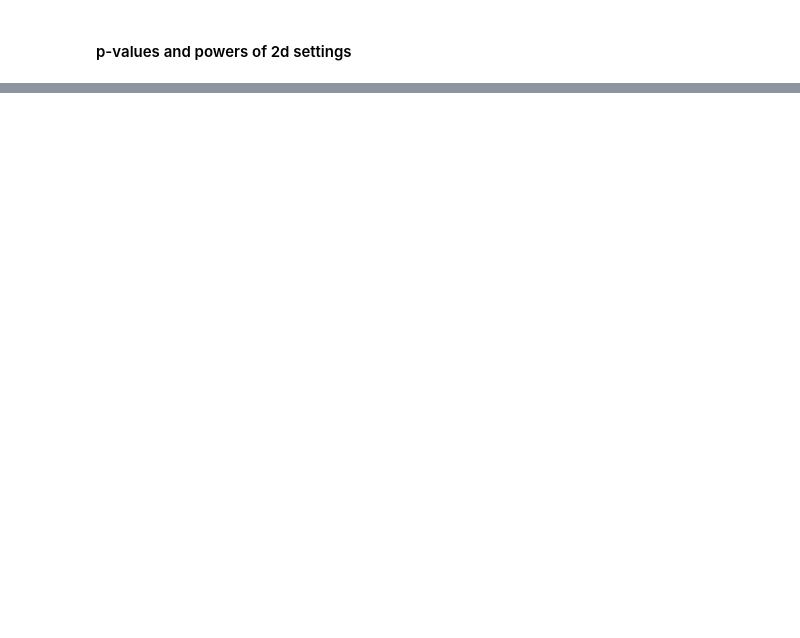
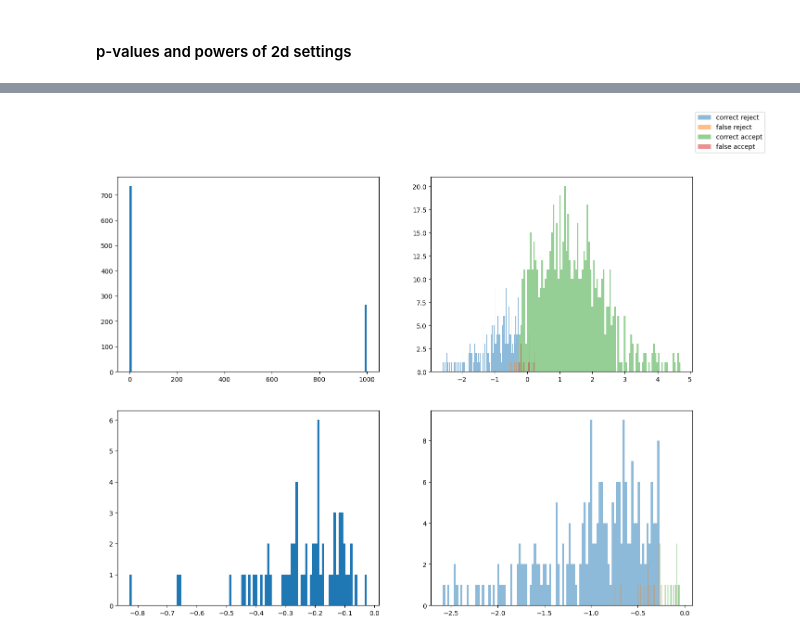
Before and after one commit to Tian-Bai/selcf_paper, a Jupyter notebook: utils/other.ipynb, the cells around one changed output, grey strips where cells are left out. Cells and saved outputs as stored; diff of their text form; code cells hidden in the pictures; blank space fills up the shorter version.

```diff
--- a/utils/other.ipynb
+++ b/utils/other.ipynb
@@ -487,0 +471,90 @@ def dist(Y):
+# %%
+from utility import gen_data_2d, BH
+from prediction_model import OracleRegressor2d, TrueRegressor2d
+from sklearn.neural_network import MLPRegressor
+from sklearn.linear_model import LinearRegression
+from sklearn.metrics import r2_score
+from sklearn.metrics import accuracy_score
+import numpy as np
+from matplotlib import pyplot as plt
+import pandas as pd
+
+def dist(Y):
+    l = []
+    for i in range(len(Y)):
+        if Y[i, 0] >= 0 and Y[i, 1] >= 0:
+            l.append(max(Y[i, 0], Y[i, 1]))
+        elif Y[i, 0] < 0 and Y[i, 1] < 0:
+            l.append(-np.sqrt(Y[i, 0] ** 2 + Y[i, 1] ** 2))
+        else:
+            l.append(min(Y[i, 0], Y[i, 1]))
+    return np.array(l)
+
+def intersect(l1, l2):
+    return [value for value in l1 if value in l2]
+
+N = 1000
+ntest = 1000
+setting = 4
+sigma = 0.1 if setting in [1, 2] else 0.1
+cov = 0
+dim = 10
+
+Xtrain, Ytrain, _, _, _ = gen_data_2d(setting, N, sigma, cov, dim=dim)
+Xcalib, Ycalib, _, _, _ = gen_data_2d(setting, N, sigma, cov, dim=dim)
+Xtest, Ytest, _, _, _ = gen_data_2d(setting, ntest, sigma, cov, dim=dim)
+
+reject = np.where((Ytest[:, 0] > 0) & (Ytest[:, 1] > 0))[0]
+notreject = np.where((Ytest[:, 0] <= 0) | (Ytest[:, 1] <= 0))[0]
+
+reg = OracleRegressor2d(setting)
+reg.fit(Xtrain, Ytrain)
+Ypred_calib = reg.predict(Xcalib)
+Ypred = reg.predict(Xtest)
+
+print(f"r^2: {r2_score(Ytest, Ypred)}")
+
+calib_scores = dist(Ycalib) - dist(Ypred_calib)                                       # BH_res
+calib_scores0 = - dist(Ypred_calib)                                                   # BH_sub
+calib_scores_2clip = 1000 * ((Ycalib[:, 0] > 0) & (Ycalib[:, 1] > 0)) - dist(Ypred_calib)
+
+test_scores = - dist(Ypred)
+
+BH_2clip = BH(calib_scores_2clip, test_scores, 0.1)
+BH_2clip_c = [i for i in range(ntest) if i not in BH_2clip]
+
+correct_reject = intersect(BH_2clip, reject)
+false_reject = intersect(BH_2clip, notreject)
+correct_accept = intersect(BH_2clip_c, notreject)
+false_accept = intersect(BH_2clip_c, reject)
+
+true_null = sum((Ytest[:, 0] > 0) & (Ytest[:, 1] > 0))
+if len(BH_2clip) == 0:
+    BH_2clip_fdp = 0
+    BH_2clip_power = 0
+else:
+    BH_2clip_fdp = np.sum((Ytest[BH_2clip][:, 0] <= 0) | (Ytest[BH_2clip][:, 1] <= 0)) / len(BH_2clip)
+    BH_2clip_power = np.sum((Ytest[BH_2clip][:, 0] > 0) & (Ytest[BH_2clip][:, 1] > 0)) / true_null if true_null != 0 else 0
+print(f"FDP: {BH_2clip_fdp} Power: {BH_2clip_power}")
+accuracy = accuracy_score((Ytest[:, 0] > 0) & (Ytest[:, 1] > 0), (Ypred[:, 0] > 0) & (Ypred[:, 1] > 0))
+print(f"Accuracy: {accuracy}")
+
+# overall trend
+fig, axs = plt.subplots(nrows = 2, ncols = 2, figsize=(16, 12))
+axs[0][0].hist(calib_scores_2clip, bins=100)
+
+axs[0][1].hist(test_scores[correct_reject], bins=100, alpha=0.5, label='correct reject')
+axs[0][1].hist(test_scores[false_reject], bins=100, alpha=0.5, label='false reject')
+axs[0][1].hist(test_scores[correct_accept], bins=100, alpha=0.5, label='correct accept')
+axs[0][1].hist(test_scores[false_accept], bins=100, alpha=0.5, label='false accept')
+
+# zoom in
+axs[1][0].hist(calib_scores_2clip[np.where(calib_scores_2clip < 0)], bins=100)
+
+axs[1][1].hist(test_scores[correct_reject][np.where(test_scores[correct_reject] < 0)], bins=100, alpha=0.5)
+axs[1][1].hist(test_scores[false_reject][np.where(test_scores[false_reject] < 0)], bins=100, alpha=0.5)
+axs[1][1].hist(test_scores[correct_accept][np.where(test_scores[correct_accept] < 0)], bins=100, alpha=0.5)
+axs[1][1].hist(test_scores[false_accept][np.where(test_scores[false_accept] < 0)], bins=100, alpha=0.5)
+fig.legend()
+plt.show()
+# %% [output]
@@ -488,3 +564,4 @@ def dist(Y):
+[figure, added]
 # %%
 from utility import gen_data_2d, BH
 from prediction_model import OracleRegressor2d, TrueRegressor2d
```
Also changed, not shown: parts of 6 cells of this notebook, 7 other files.
